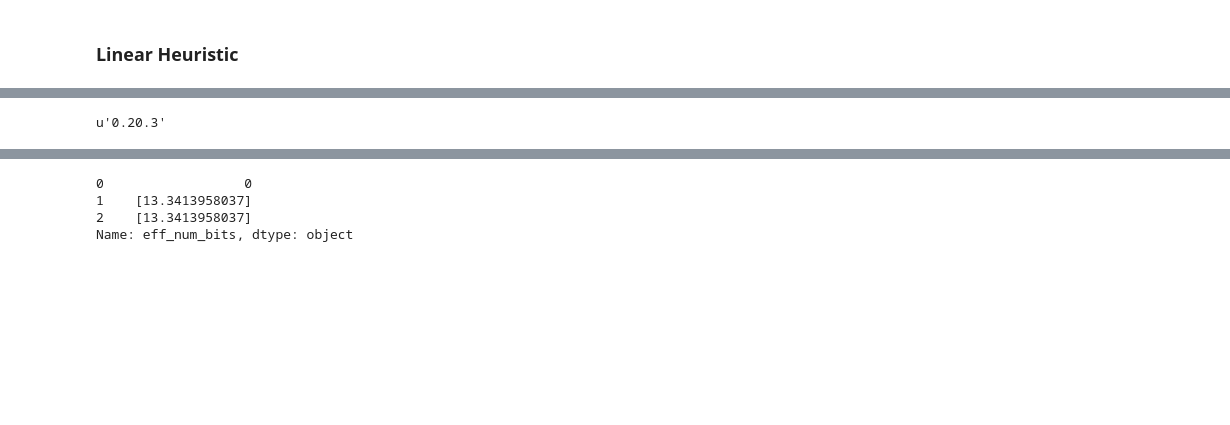
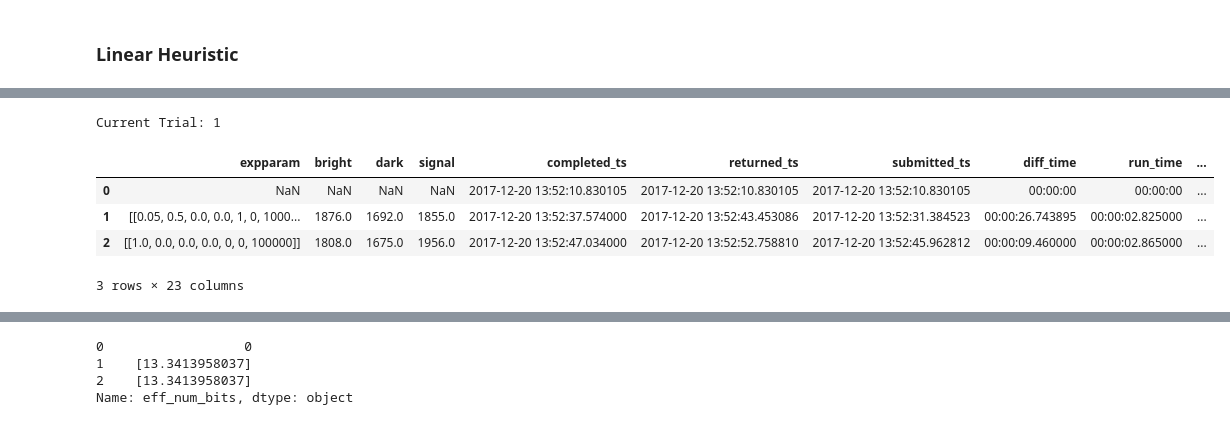
Before and after one commit to ihincks/nv-adaptive, a Jupyter notebook: src/nv-adaptive-real-runner.ipynb, the cells around one changed output, grey strips where cells are left out. Saved outputs shown, nothing was run; the diff lists cells and outputs as text; code cells hidden in the pictures; blank space fills up the shorter version.

```diff
--- a/src/nv-adaptive-real-runner.ipynb
+++ b/src/nv-adaptive-real-runner.ipynb
@@ -207,4 +189,0 @@ pd.read_pickle('../data/test.msg')
-# %%
-pd.__version__
-# %% [output]
-u'0.20.3'
@@ -218,0 +190,74 @@ for idx_trial in range(n_trials):
+# %%
+n_trials = 2
+n_eps = 4
+
+panel_linear = HeuristicData('../data/linear_heuristic.pkl')
+
+def make_heuristic():
+    return TrackingHeuristic(
+        LinearHeuristic(make_updater(), max_t=0.3, max_tau=2, n=int(n_eps/2), n_meas=n_meas),
+        cutoff=0.85,
+        track_on_initial_reference=True,
+        std_mult=3
+    )
+
+for idx_trial in range(panel_linear.n_dataframes, n_trials):
+    # construct heuristic and data storage container for this run
+    heuristic = make_heuristic()
+    df = new_experiment_dataframe(heuristic)
+
+    # initialize reference prior empirically
+    heuristic.take_initial_reference(experiment)
+
+    # decide on first experiment
+    tp_est = np.round(1 / heuristic.updater.est_mean()[0] / 4 / 0.002) * 0.002
+    eps, precede_by_tracking = heuristic(tp_est)
+
+    for idx_eps in range(n_eps-1):
+        # print current status
+        clear_output()
+        print 'Current Trial: {}'.format(idx_trial)
+        display(df)
+
+        # submit experiment job
+        job = experiment.run_experiment(eps, precede_by_tracking)
+
+        # reset the prior on the references if we just instructed a tracking operation
+        if precede_by_tracking:
+            heuristic.reset_reference_prior()
+
+        # decide on next experiment while job is running
+        tp_est = np.round(1 / heuristic.updater.est_mean()[0] / 4 / 0.002) * 0.002
+        eps, precede_by_tracking = heuristic(tp_est)
+
+        # wait for job to complete
+        while not job.is_complete:
+            sleep(0.2)
+
+        # update current state of knowledge
+        result = job.get_result()
+        eps['mode'] = ref_model.BRIGHT
+        bright = heuristic.updater.update(result.bright, eps)
+        eps['mode'] = ref_model.DARK
+        dark = heuristic.updater.update(result.dark, eps)
+        eps['mode'] = ref_model.SIGNAL
+        signal = heuristic.updater.update(result.signal, eps)
+
+        # store results
+        df = append_experiment_data(df,
+                expparam=eps,
+                heuristic=heuristic,
+                job=job,
+                heuristic_value=None
+            )
+
+    # save results in panel
+    panel_linear.append(df)
+    panel_linear.save()
+# %% [output]
+Current Trial: 1
+|  | expparam | bright | dark | signal | completed_ts | returned_ts | submitted_ts | diff_time | run_time | ... |
+| 0 | NaN | NaN | NaN | NaN | 2017-12-20 13:52:10.830105 | 2017-12-20 13:52:10.830105 | 2017-12-20 13:52:10.830105 | 00:00:00 | 00:00:00 | ... |
+| 1 | [[0.05, 0.5, 0.0, 0.0, 1, 0, 1000... | 1876.0 | 1692.0 | 1855.0 | 2017-12-20 13:52:37.574000 | 2017-12-20 13:52:43.453086 | 2017-12-20 13:52:31.384523 | 00:00:26.743895 | 00:00:02.825000 | ... |
+| 2 | [[1.0, 0.0, 0.0, 0.0, 0, 0, 100000]] | 1808.0 | 1675.0 | 1956.0 | 2017-12-20 13:52:47.034000 | 2017-12-20 13:52:52.758810 | 2017-12-20 13:52:45.962812 | 00:00:09.460000 | 00:00:02.865000 | ... |
+3 rows × 23 columns
```
Also changed, not shown: parts of 16 cells of this notebook, 1 other file.
